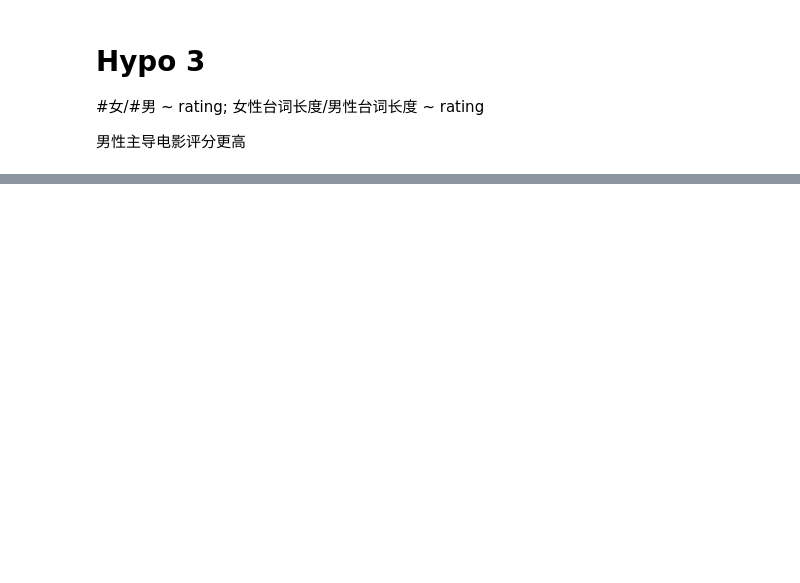
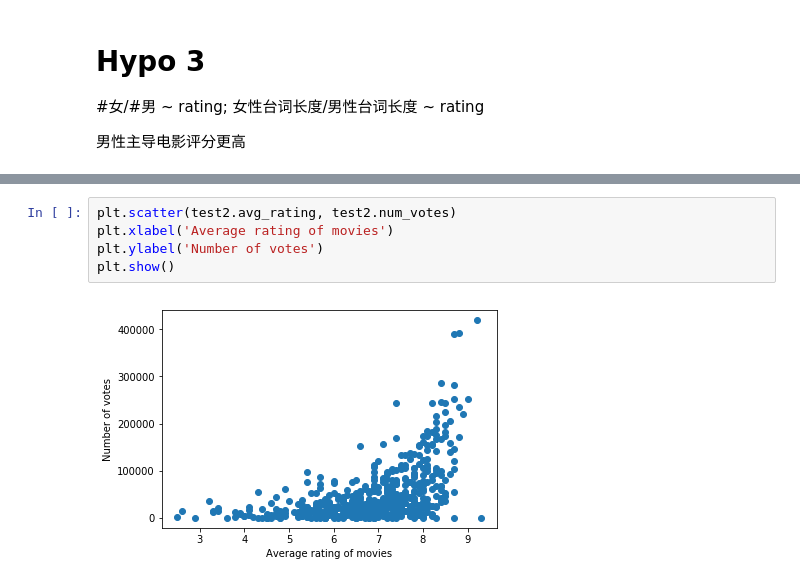
Before and after one commit to JingQian87/6998-MethodsDS, a Jupyter notebook: Project/EMDS_stats.ipynb, the cells around one changed output, grey strips where cells are left out. Cells and saved outputs as stored; diff of their text form; blank space fills up the shorter version.

```diff
--- a/Project/EMDS_stats.ipynb
+++ b/Project/EMDS_stats.ipynb
@@ -462,0 +644,7 @@ NameError: ignored
+# %%
+plt.scatter(test2.avg_rating, test2.num_votes)
+plt.xlabel('Average rating of movies')
+plt.ylabel('Number of votes')
+plt.show()
+# %% [output]
+[figure, added]
```
Also changed, not shown: parts of 33 cells of this notebook.
